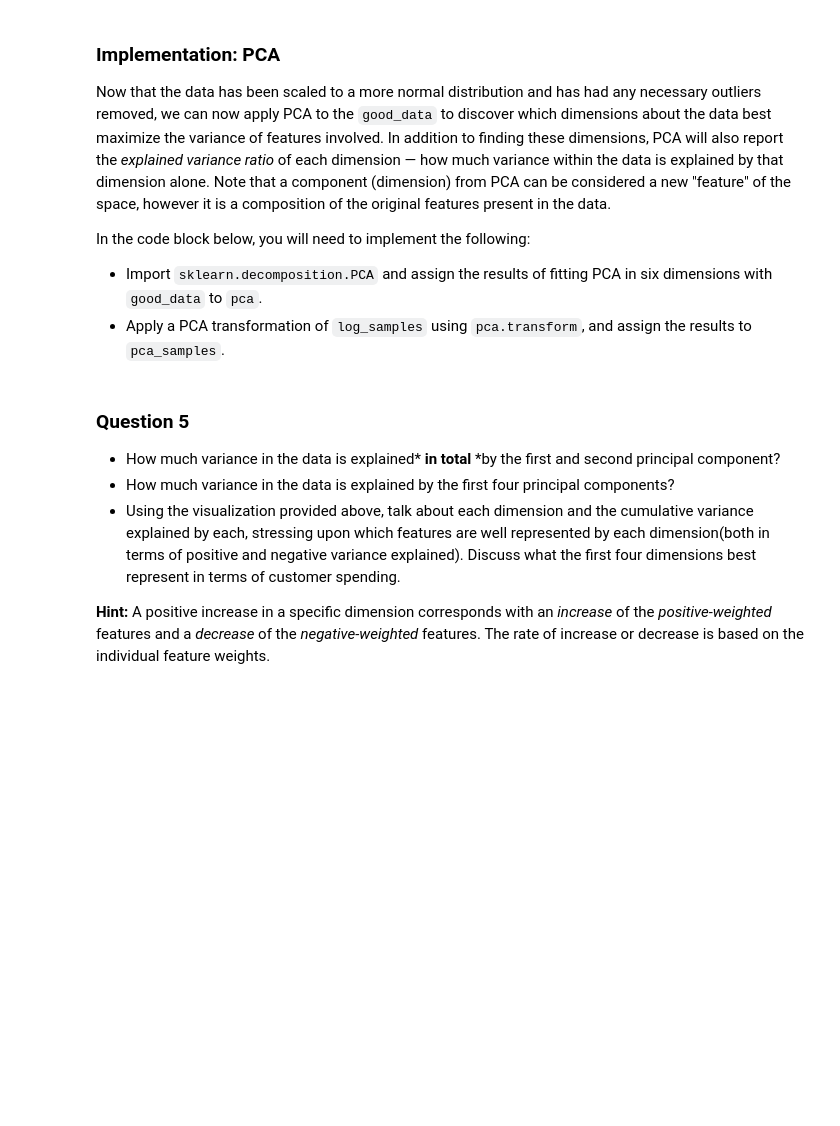
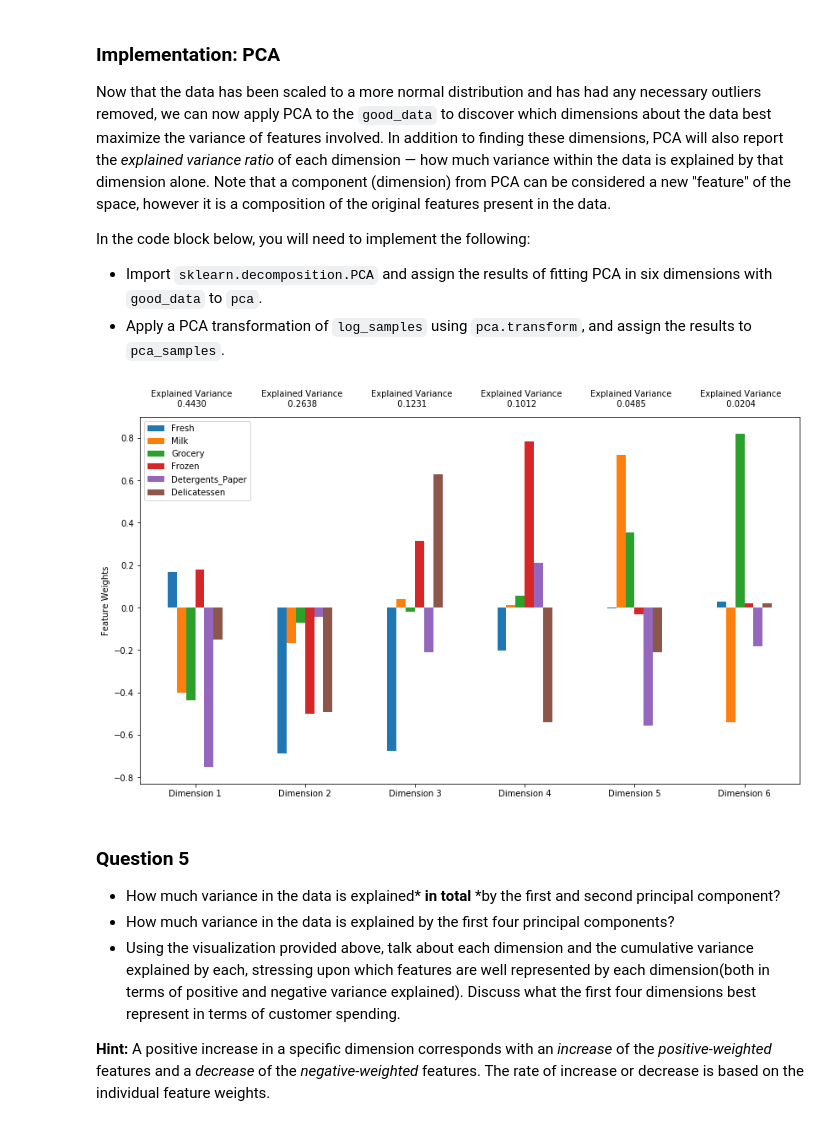
Before and after one commit to tcvieira/machine-learning, a Jupyter notebook: projects/customer_segments/customer_segments.ipynb, the cells around one changed output. Cells and saved outputs as stored; diff of their text form; code cells hidden in the pictures; blank space fills up the shorter version.

```diff
--- a/projects/customer_segments/customer_segments.ipynb
+++ b/projects/customer_segments/customer_segments.ipynb
@@ -165,21 +235,21 @@ Once you have performed this implementation, the dataset will be stored in the v
 # For each feature find the data points with extreme high or low values
 for feature in log_data.keys():
 
-    # TODO: Calculate Q1 (25th percentile of the data) for the given feature
-    Q1 = None
+    # Calculate Q1 (25th percentile of the data) for the given feature
+    Q1 = np.percentile(log_data[feature], 25)
 
-    # TODO: Calculate Q3 (75th percentile of the data) for the given feature
-    Q3 = None
+    # Calculate Q3 (75th percentile of the data) for the given feature
+    Q3 = np.percentile(log_data[feature], 75)
 
-    # TODO: Use the interquartile range to calculate an outlier step (1.5 times the interquartile range)
-    step = None
+    # Use the interquartile range to calculate an outlier step (1.5 times the interquartile range)
+    step = (Q3-Q1)*1.5
 
     # Display the outliers
     print("Data points considered outliers for the feature '{}':".format(feature))
     display(log_data[~((log_data[feature] >= Q1 - step) & (log_data[feature] <= Q3 + step))])
 
 # OPTIONAL: Select the indices for data points you wish to remove
-outliers  = []
+outliers  = [128, 154, 66, 65, 75]
 
 # Remove the outliers, if any were specified
 good_data = log_data.drop(log_data.index[outliers]).reset_index(drop = True)
@@ -204,14 +341,18 @@ In the code block below, you will need to implement the following:
  - Import `sklearn.decomposition.PCA` and assign the results of fitting PCA in six dimensions with `good_data` to `pca`.
  - Apply a PCA transformation of `log_samples` using `pca.transform`, and assign the results to `pca_samples`.
 # %%
-# TODO: Apply PCA by fitting the good data with the same number of dimensions as features
-pca = None
+from sklearn.decomposition import PCA
 
-# TODO: Transform log_samples using the PCA fit above
-pca_samples = None
+# Apply PCA by fitting the good data with the same number of dimensions as features
+pca = PCA(n_components=6).fit(good_data)
+
+# Transform log_samples using the PCA fit above
+pca_samples = pca.transform(log_samples)
 
 # Generate PCA results plot
 pca_results = vs.pca_results(good_data, pca)
+# %% [output]
+[figure, added]
 # %% [markdown]
 ### Question 5
 
```
Also changed, not shown: parts of 45 cells of this notebook, 1 other file.
